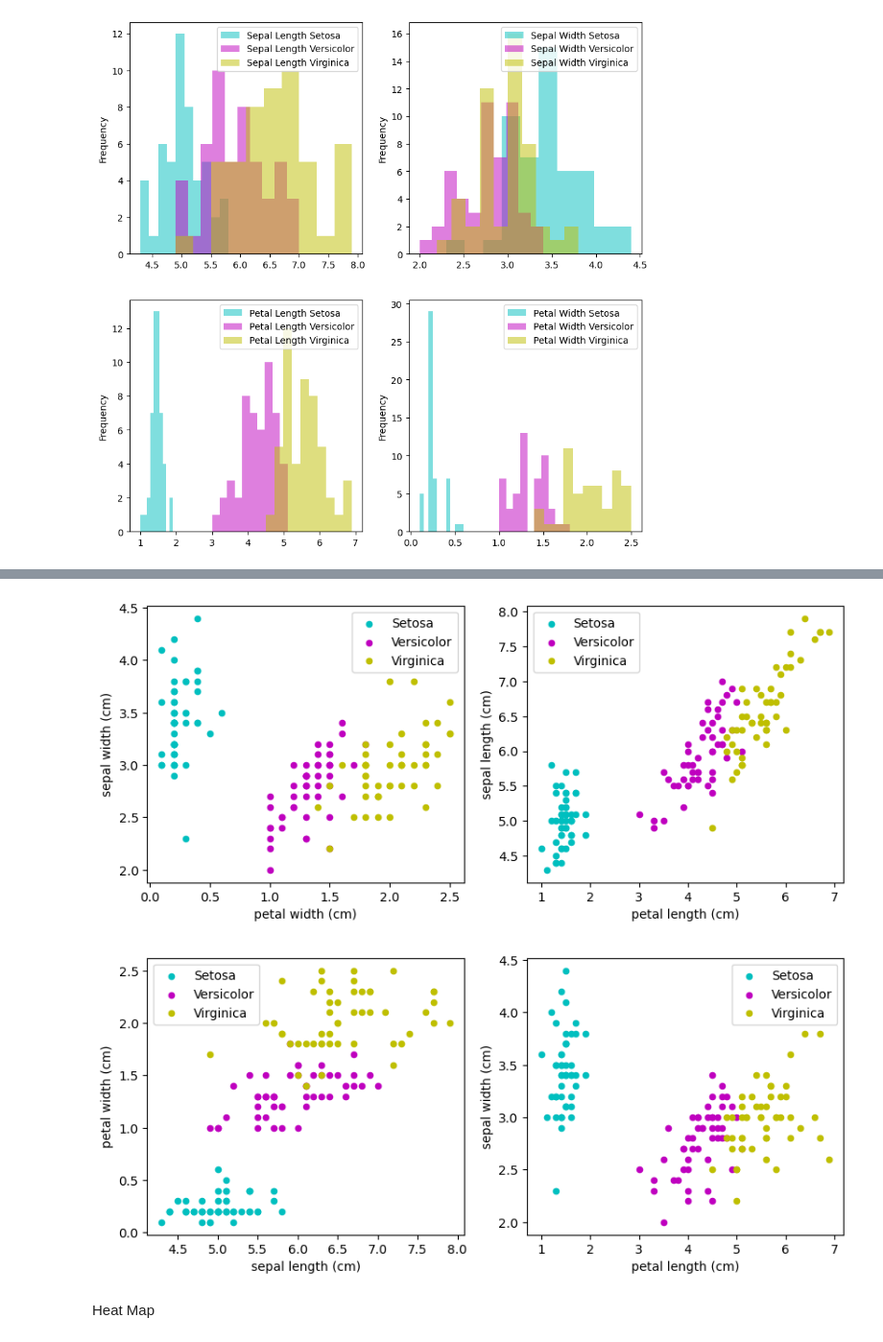
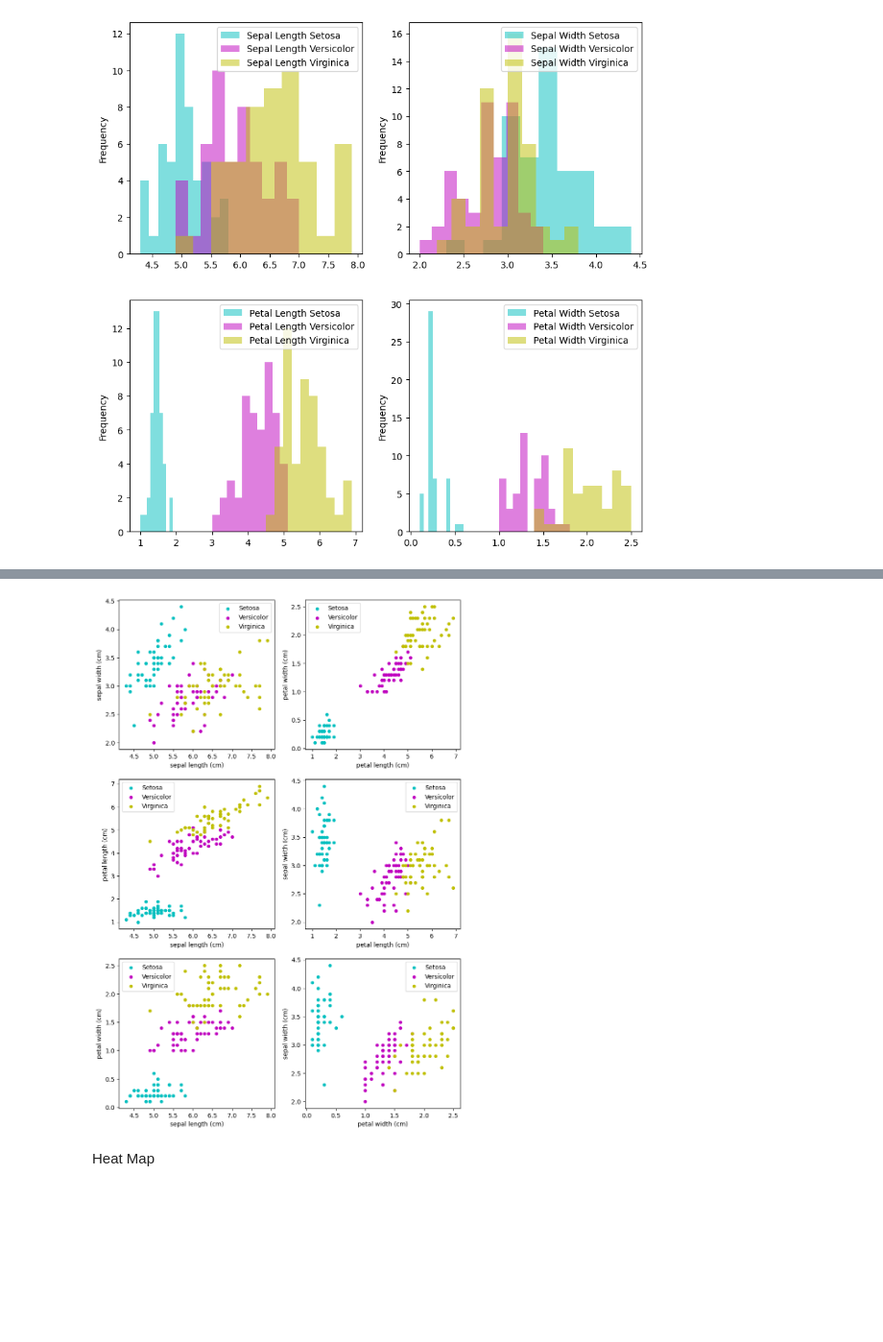
Before and after one commit to decvfox/pands-project, a Jupyter notebook: Iris_project_notebook.ipynb, the cells around one changed output, grey strips where cells are left out. Shown at 96% size. Cells and saved outputs as stored; diff of their text form; code cells hidden in the pictures; blank space fills up the shorter version.

```diff
--- a/Iris_project_notebook.ipynb
+++ b/Iris_project_notebook.ipynb
@@ -269,29 +251,33 @@ plt.show()
-# %%
-fig, (ax, ax1) = plt.subplots(ncols=2, figsize=(10, 4))
-
-df1.plot(kind = 'scatter', x = 'petal width (cm)', y = 'sepal width (cm)', label = 'Setosa', color='c', ax=ax)
-df2.plot(kind = 'scatter', x = 'petal width (cm)', y = 'sepal width (cm)', color='m', label = 'Versicolor', ax=ax)
-df3.plot(kind = 'scatter', x = 'petal width (cm)', y = 'sepal width (cm)', color='y', label = 'Virginica', ax=ax)
-df1.plot(kind = 'scatter', x = 'petal length (cm)', y = 'sepal length (cm)', label = 'Setosa', color='c', ax=ax1)
-df2.plot(kind = 'scatter', x = 'petal length (cm)', y = 'sepal length (cm)', color='m', label = 'Versicolor', ax=ax1)
-df3.plot(kind = 'scatter', x = 'petal length (cm)', y = 'sepal length (cm)', color='y', label = 'Virginica', ax=ax1)
-
-plt.show()
-# %% [output]
-[figure, removed]
 # %%
-fig, (ax, ax1) = plt.subplots(ncols=2, figsize=(10, 4))
+fig, ((ax, ax1), (ax2, ax3), (ax4, ax5)) = plt.subplots(ncols=2, nrows=3, figsize=(10, 15))
 
-df1.plot(kind = 'scatter', x = 'sepal length (cm)', y = 'petal width (cm)', label = 'Setosa', color='c', ax=ax)
-df2.plot(kind = 'scatter', x = 'sepal length (cm)', y = 'petal width (cm)', color='m', label = 'Versicolor', ax=ax)
-df3.plot(kind = 'scatter', x = 'sepal length (cm)', y = 'petal width (cm)', color='y', label = 'Virginica', ax=ax)
-df1.plot(kind = 'scatter', x = 'petal length (cm)', y = 'sepal width (cm)', label = 'Setosa', color='c', ax=ax1)
-df2.plot(kind = 'scatter', x = 'petal length (cm)', y = 'sepal width (cm)', color='m', label = 'Versicolor', ax=ax1)
-df3.plot(kind = 'scatter', x = 'petal length (cm)', y = 'sepal width (cm)', color='y', label = 'Virginica', ax=ax1)
+df1.plot(kind = 'scatter', x = 'sepal length (cm)', y = 'sepal width (cm)', label = 'Setosa', color='c', ax=ax)
+df2.plot(kind = 'scatter', x = 'sepal length (cm)', y = 'sepal width (cm)', color='m', label = 'Versicolor', ax=ax)
+df3.plot(kind = 'scatter', x = 'sepal length (cm)', y = 'sepal width (cm)', color='y', label = 'Virginica', ax=ax)
+
+df1.plot(kind = 'scatter', x = 'petal length (cm)', y = 'petal width (cm)', label = 'Setosa', color='c', ax=ax1)
+df2.plot(kind = 'scatter', x = 'petal length (cm)', y = 'petal width (cm)', color='m', label = 'Versicolor', ax=ax1)
+df3.plot(kind = 'scatter', x = 'petal length (cm)', y = 'petal width (cm)', color='y', label = 'Virginica', ax=ax1)
+
+df1.plot(kind = 'scatter', x = 'sepal length (cm)', y = 'petal length (cm)', label = 'Setosa', color='c', ax=ax2)
+df2.plot(kind = 'scatter', x = 'sepal length (cm)', y = 'petal length (cm)', color='m', label = 'Versicolor', ax=ax2)
+df3.plot(kind = 'scatter', x = 'sepal length (cm)', y = 'petal length (cm)', color='y', label = 'Virginica', ax=ax2)
+
+df1.plot(kind = 'scatter', x = 'petal length (cm)', y = 'sepal width (cm)', label = 'Setosa', color='c', ax=ax3)
+df2.plot(kind = 'scatter', x = 'petal length (cm)', y = 'sepal width (cm)', color='m', label = 'Versicolor', ax=ax3)
+df3.plot(kind = 'scatter', x = 'petal length (cm)', y = 'sepal width (cm)', color='y', label = 'Virginica', ax=ax3)
+
+df1.plot(kind = 'scatter', x = 'sepal length (cm)', y = 'petal width (cm)', label = 'Setosa', color='c', ax=ax4)
+df2.plot(kind = 'scatter', x = 'sepal length (cm)', y = 'petal width (cm)', color='m', label = 'Versicolor', ax=ax4)
+df3.plot(kind = 'scatter', x = 'sepal length (cm)', y = 'petal width (cm)', color='y', label = 'Virginica', ax=ax4)
+
+df1.plot(kind = 'scatter', x = 'petal width (cm)', y = 'sepal width (cm)', label = 'Setosa', color='c', ax=ax5)
+df2.plot(kind = 'scatter', x = 'petal width (cm)', y = 'sepal width (cm)', color='m', label = 'Versicolor', ax=ax5)
+df3.plot(kind = 'scatter', x = 'petal width (cm)', y = 'sepal width (cm)', color='y', label = 'Virginica', ax=ax5)
 
 plt.show()
 # %% [output]
-[figure, old version]
+[figure, new version]
 # %% [markdown]
 Heat Map
 # %%
```
Also changed, not shown: parts of 13 cells of this notebook, 10 other files.
